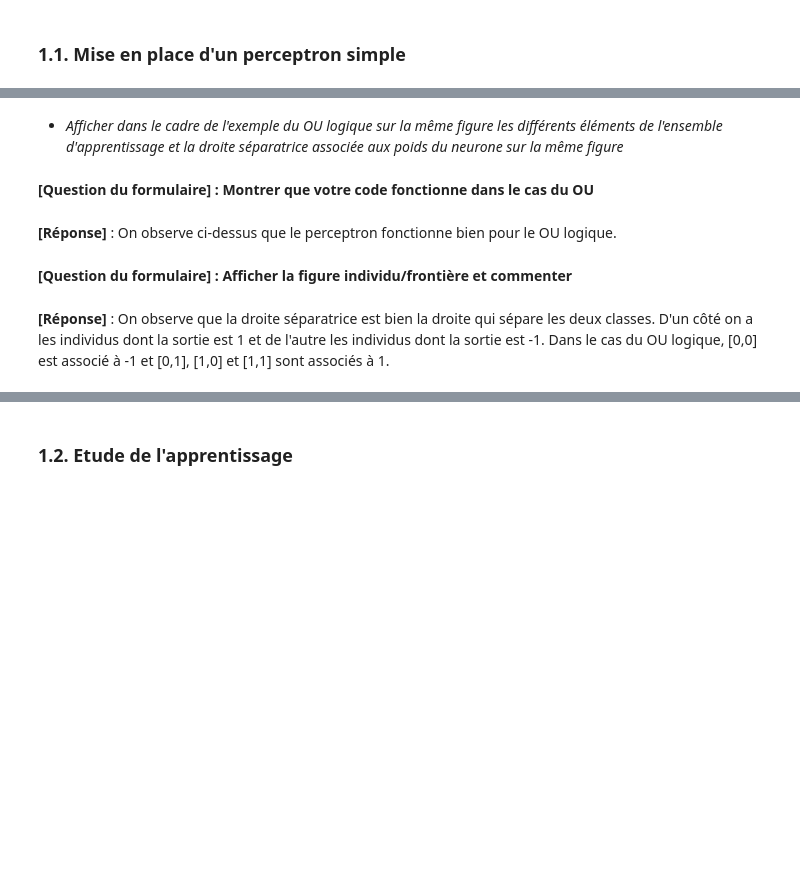
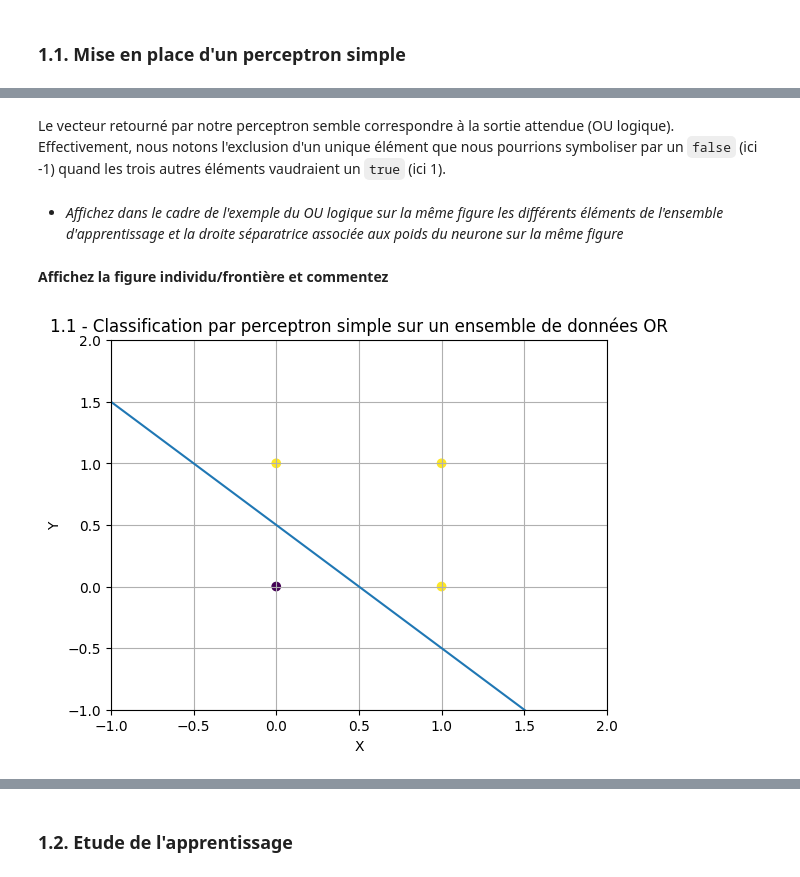
Before and after one commit to GaetanFrejoux/projet_reseaux_neurones, a Jupyter notebook: projet.ipynb, the cells around one changed output, grey strips where cells are left out. Saved outputs shown, nothing was run; the diff lists cells and outputs as text; code cells hidden in the pictures; blank space fills up the shorter version.

```diff
--- a/projet.ipynb
+++ b/projet.ipynb
@@ -35,4 +35,5 @@ def plot_with_class(X, weight, c, title, min_y, max_y):
     plt.grid()
     plt.xlim(min_y, max_y)
     plt.ylim(min_y, max_y)
-    plt.show()
+
+    return plt
@@ -52,12 +56,14 @@ print(Result_OR)
+# %% [markdown]
+Le vecteur retourné par notre perceptron semble correspondre à la sortie attendue (OU logique). Effectivement, nous notons l'exclusion d'un unique élément que nous pourrions symboliser par un `false` (ici -1) quand les trois autres éléments vaudraient un `true` (ici 1).
 # %% [markdown]
-* *Afficher dans le cadre de l'exemple du OU logique sur la même figure les différents éléments de l'ensemble d'apprentissage et la droite séparatrice associée aux poids du neurone sur la même figure*
+* *Affichez dans le cadre de l'exemple du OU logique sur la même figure les différents éléments de l'ensemble d'apprentissage et la droite séparatrice associée aux poids du neurone sur la même figure*
+# %% [markdown]
+**Affichez la figure individu/frontière et commentez**
 # %%
-plot_with_class(X, W_OR, Result_OR, "1.1 - Classification par perceptron simple sur un ensemble de données OR", -1, 2)
+plot_with_class(
+    X, W_OR, Result_OR,
+    "1.1 - Classification par perceptron simple sur un ensemble de données OR",
+    -1, 2
+).show()
+# %% [output]
+[figure, added]
-# %% [markdown]
-**[Question du formulaire] : Montrer que votre code fonctionne dans le cas du OU**
-# %% [markdown]
-**[Réponse]** : On observe ci-dessus que le perceptron fonctionne bien pour le OU logique.
-# %% [markdown]
-**[Question du formulaire] : Afficher la figure individu/frontière et commenter**
-# %% [markdown]
-**[Réponse]** : On observe que la droite séparatrice est bien la droite qui sépare les deux classes. D'un côté on a les individus dont la sortie est 1 et de l'autre les individus dont la sortie est -1. Dans le cas du OU logique, [0,0] est associé à -1 et [0,1], [1,0] et [1,1] sont associés à 1.
```
Also changed, not shown: parts of 111 cells of this notebook, 8 other files.
